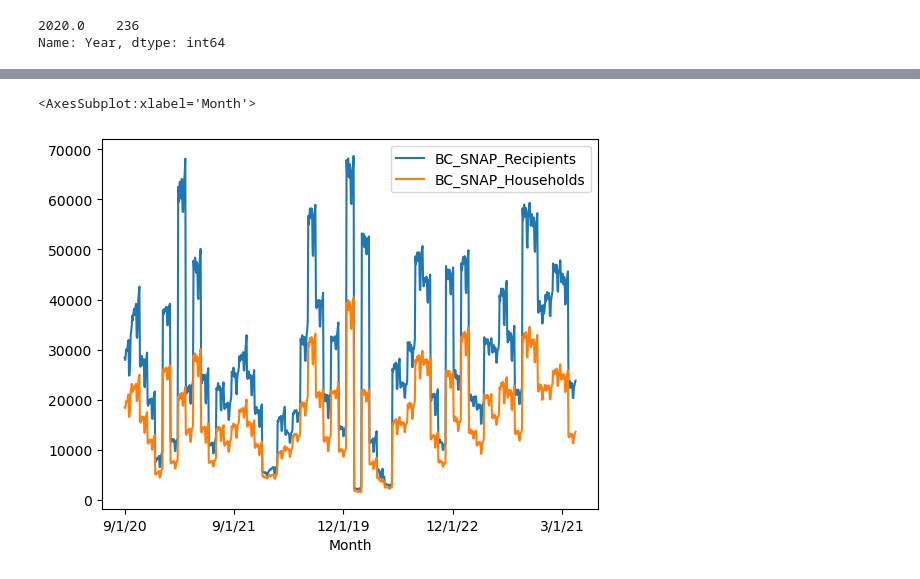
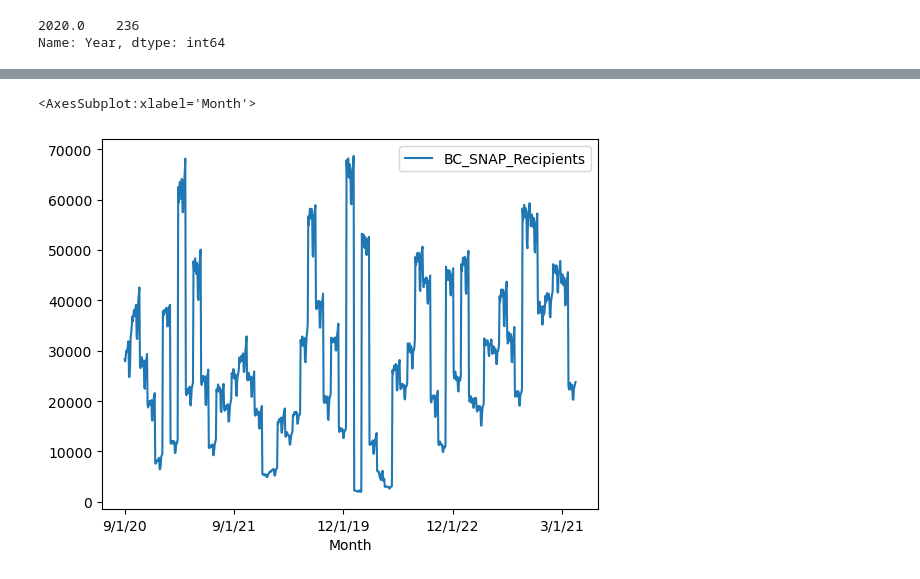
Before and after one commit to arubybonilla/2023-asam-benefits, a Jupyter notebook: 2023-asam-benefits-analysis-smail-bonilla.ipynb, the cells around one changed output, grey strips where cells are left out. Saved outputs shown, nothing was run; the diff lists cells and outputs as text; code cells hidden in the pictures.

```diff
--- a/2023-asam-benefits-analysis-smail-bonilla.ipynb
+++ b/2023-asam-benefits-analysis-smail-bonilla.ipynb
@@ -157,3 +157,6 @@ df1
 | 824 | 2020.0 | CD | Bronx | 202 | X02 | Bronx Community District 2 | 54,454 | ... |
 | 825 | 2020.0 | CD | Bronx | 202 | X02 | Bronx Community District 2 | 54,454 | ... |
 826 rows × 22 columns
+# %%
+df1["Asian"] = pd.to_numeric(df["Asian"], errors = "coerce")
+df1.info()
@@ -419,6 +418,6 @@ memory usage: 77.4+ KB
 # %%
 df.plot(x="Month",
-       y=["BC_SNAP_Recipients", "BC_SNAP_Households"])
+       y=["BC_SNAP_Recipients"])
 # %% [output]
 <AxesSubplot:xlabel='Month'>
-[figure, old version]
+[figure, new version]
```
Also changed, not shown: parts of 2 cells of this notebook.
